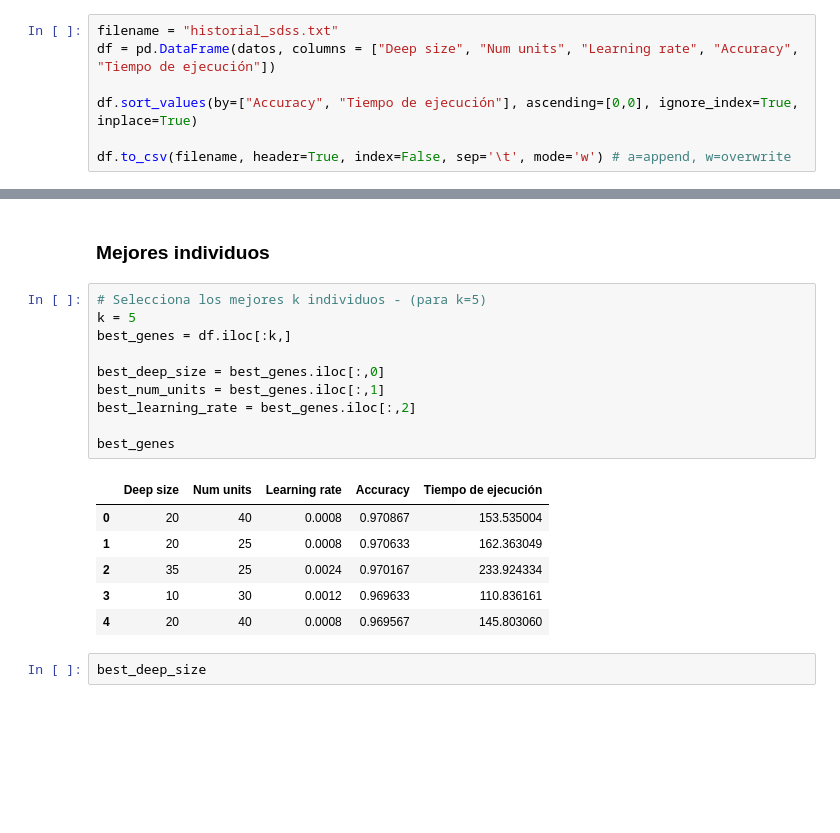
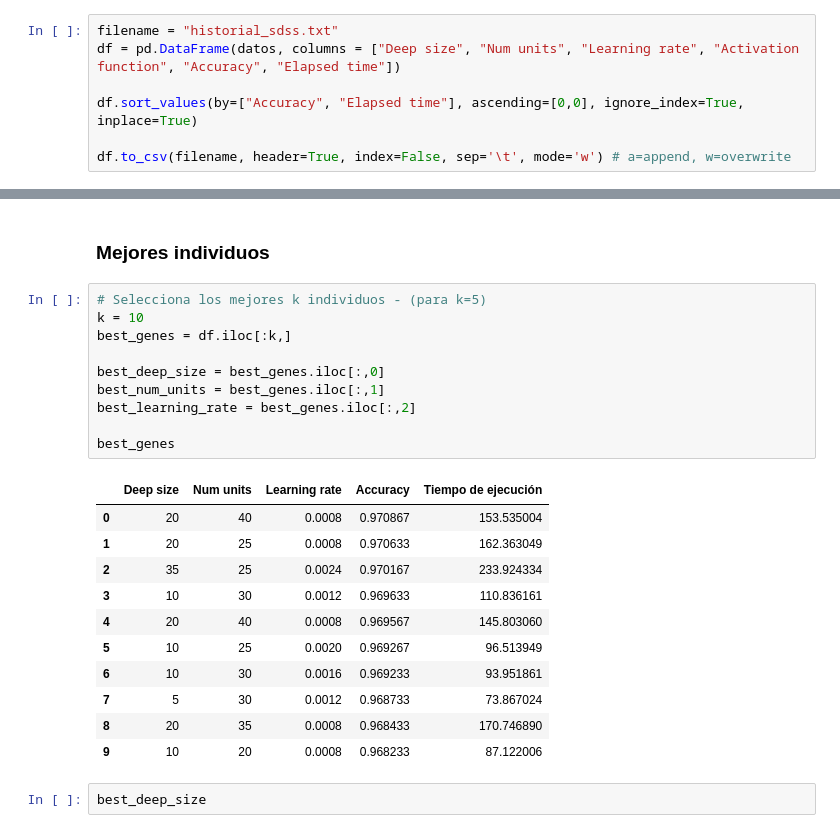
Before and after one commit to igomezv/nnogada, a Jupyter notebook: Stellar_Classifier.ipynb, the cells around one changed output, grey strips where cells are left out. Saved outputs shown, nothing was run; the diff lists cells and outputs as text; blank space fills up the shorter version.

```diff
--- a/Stellar_Classifier.ipynb
+++ b/Stellar_Classifier.ipynb
@@ -191,9 +210,9 @@ Accuracy: 0.95233333 Tiempo de cómputo: 199.23329615592957
 ### Guardar datos
 # %%
 filename = "historial_sdss.txt"
-df = pd.DataFrame(datos, columns = ["Deep size", "Num units", "Learning rate", "Accuracy", "Tiempo de ejecución"])
+df = pd.DataFrame(datos, columns = ["Deep size", "Num units", "Learning rate", "Activation function", "Accuracy", "Elapsed time"])
 
-df.sort_values(by=["Accuracy", "Tiempo de ejecución"], ascending=[0,0], ignore_index=True, inplace=True)
+df.sort_values(by=["Accuracy", "Elapsed time"], ascending=[0,0], ignore_index=True, inplace=True)
 
 df.to_csv(filename, header=True, index=False, sep='\t', mode='w') # a=append, w=overwrite
 # %%
@@ -256,21 +266,26 @@ df
 ### Mejores individuos
 # %%
 # Selecciona los mejores k individuos - (para k=5)
-k = 5
+k = 10
 best_genes = df.iloc[:k,]
 
 best_deep_size = best_genes.iloc[:,0]
 best_num_units = best_genes.iloc[:,1]
 best_learning_rate = best_genes.iloc[:,2]
 
 best_genes
 # %% [output]
 |  | Deep size | Num units | Learning rate | Accuracy | Tiempo de ejecución |
 | 0 | 20 | 40 | 0.0008 | 0.970867 | 153.535004 |
 | 1 | 20 | 25 | 0.0008 | 0.970633 | 162.363049 |
 | 2 | 35 | 25 | 0.0024 | 0.970167 | 233.924334 |
 | 3 | 10 | 30 | 0.0012 | 0.969633 | 110.836161 |
 | 4 | 20 | 40 | 0.0008 | 0.969567 | 145.803060 |
+| 5 | 10 | 25 | 0.0020 | 0.969267 | 96.513949 |
+| 6 | 10 | 30 | 0.0016 | 0.969233 | 93.951861 |
+| 7 | 5 | 30 | 0.0012 | 0.968733 | 73.867024 |
+| 8 | 20 | 35 | 0.0008 | 0.968433 | 170.746890 |
+| 9 | 10 | 20 | 0.0008 | 0.968233 | 87.122006 |
 # %%
 best_deep_size
 # %% [output]
```
Also changed, not shown: parts of 25 cells of this notebook, 1 other file.
